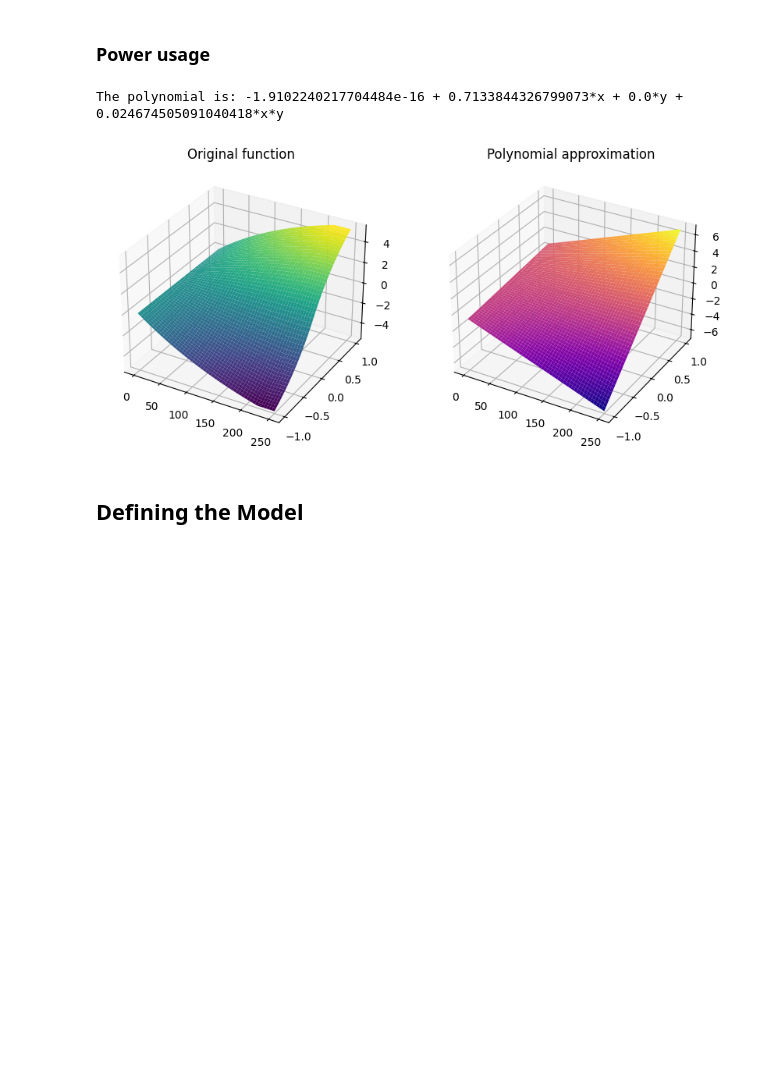
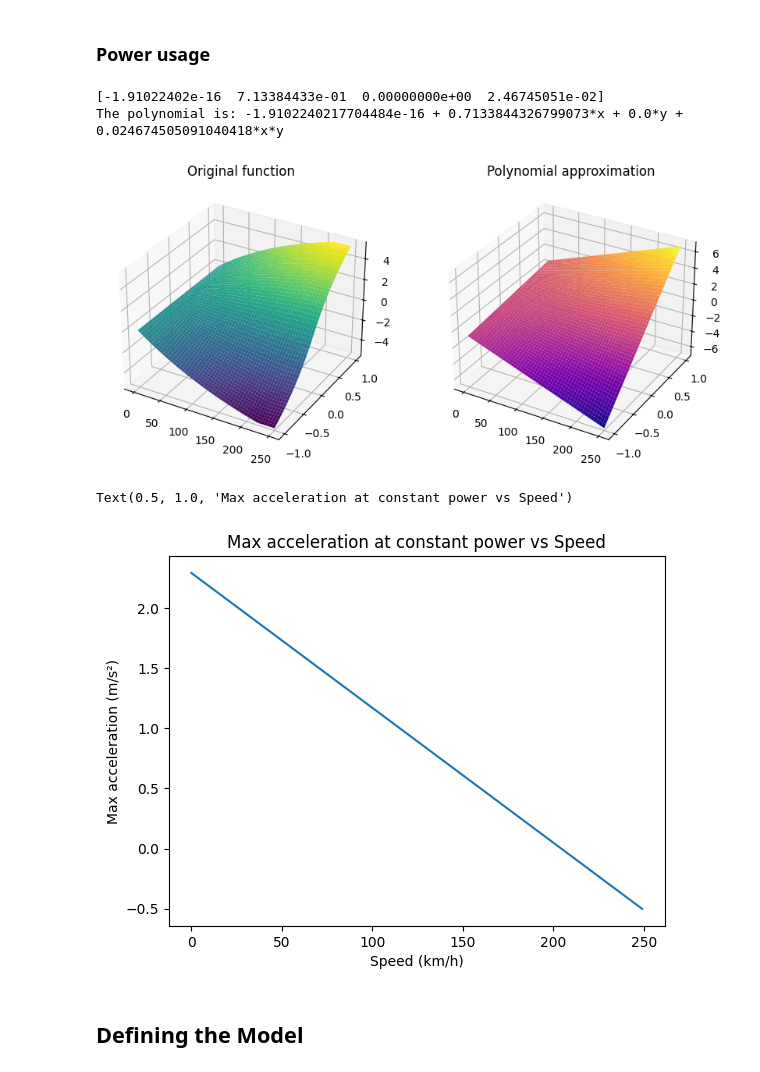
Before and after one commit to savino-a/MSC-Project, a Jupyter notebook: Code/Alstom_model/sol_poly.ipynb, the cells around one changed output. Drawn from its saved outputs; the diff is of its cells as text; code cells hidden in the pictures; blank space fills up the shorter version.

```diff
--- a/Code/Alstom_model/sol_poly.ipynb
+++ b/Code/Alstom_model/sol_poly.ipynb
@@ -176,7 +176,7 @@ def cost(V, demand):
 a_x, b_x = 0, 250
 a_y, b_y = -1, 1
 n = 1  # degree in x
-m = 1  # degree in y
+l = 1  # degree in y
 
 # Create the interpolation points (equally spaced)
 x_points = np.linspace(a_x, b_x, 1000)
@@ -194,10 +194,11 @@ for i in range(len(x_points)):
 x_flat = X.ravel()
 y_flat = Y.ravel()
 
-A = np.vstack([(x_flat**i) * (y_flat**j) for i in range(n + 1) for j in range(m + 1)]).T
+A = np.vstack([(x_flat**i) * (y_flat**j) for i in range(n + 1) for j in range(l + 1)]).T
 
 b = Z.ravel()
 coeffs_pow, _, _, _ = np.linalg.lstsq(A, b, rcond=None)
+print(coeffs_pow)
 print(f"The polynomial is: {coeffs_pow[0]} + {coeffs_pow[1]}*x + {coeffs_pow[2]}*y + {coeffs_pow[3]}*x*y")
 
 
@@ -206,7 +207,7 @@ def Ppower(x, y):
     val = 0
     idx = 0
     for i in range(n + 1):
-        for j in range(m + 1):
+        for j in range(l + 1):
             val += coeffs_pow[idx] * (x**i) * (y**j)
             idx += 1
     return val
@@ -230,8 +231,24 @@ ax2.set_title("Polynomial approximation")
 
 plt.show()
 # %% [output]
+[-1.91022402e-16  7.13384433e-01  0.00000000e+00  2.46745051e-02]
 The polynomial is: -1.9102240217704484e-16 + 0.7133844326799073*x + 0.0*y + 0.024674505091040418*x*y
 [figure]
+# %%
+# Testing speed at constant maximum power
+v = np.arange(0, 250, 1)
+max_acceration = []
+for speed in v:
+    max_acceration.append((Ptraction(speed)-Prav_poly(speed))*3.6 / m)
+
+
+plt.plot(v, max_acceration, label="Max acceleration at constant power")
+plt.xlabel("Speed (km/h)")
+plt.ylabel("Max acceleration (m/s²)")
+plt.title("Max acceleration at constant power vs Speed")
+# %% [output]
+Text(0.5, 1.0, 'Max acceleration at constant power vs Speed')
+[figure, added]
 # %% [markdown]
 ## Defining the Model
 # %% [markdown]
```
Also changed, not shown: parts of 14 cells of this notebook.
